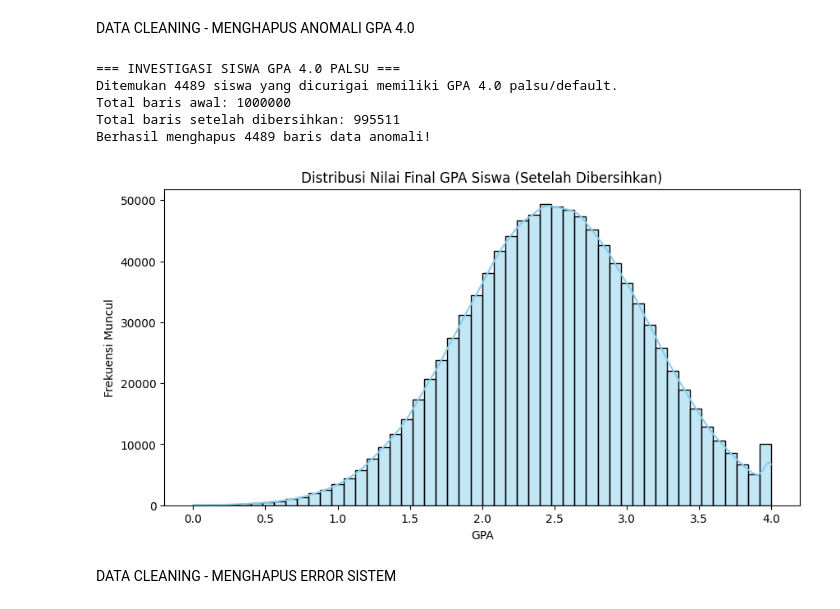
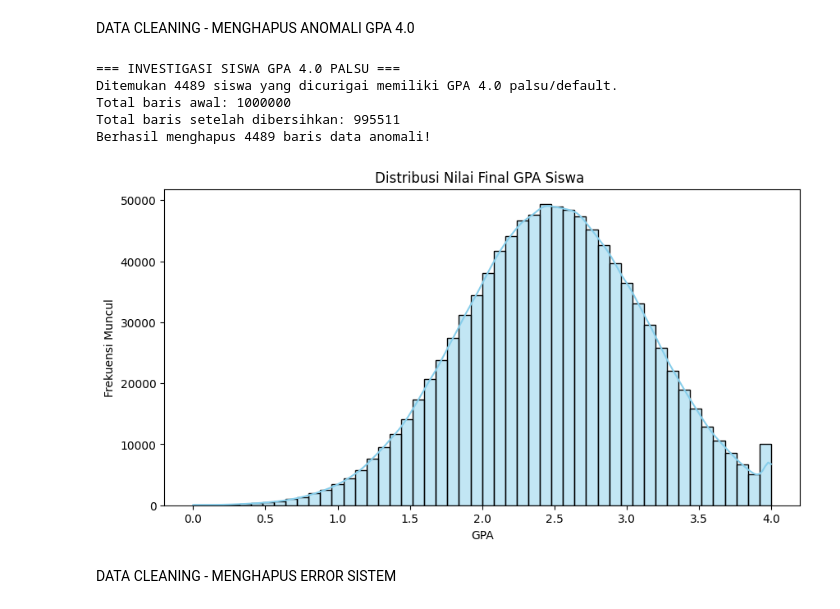
Before and after one commit to adnanz19/uas_big_data_kelompok_13, a Jupyter notebook: BigData_Kelompok13.ipynb, the cells around one changed output. Drawn from its saved outputs; the diff is of its cells as text; code cells hidden in the pictures.

```diff
--- a/BigData_Kelompok13.ipynb
+++ b/BigData_Kelompok13.ipynb
@@ -124,32 +202,32 @@ DATA CLEANING - MENGHAPUS ANOMALI GPA 4.0
 # %%
 print("=== INVESTIGASI SISWA GPA 4.0 PALSU ===")
 
 # Mengambil data siswa yang GPA-nya 4.0 TAPI bukan top performer
 fake_4_0 = df[(df['final_gpa'] == 4.0) & (df['top_performer_flag'] == 0)]
 print(f"Ditemukan {len(fake_4_0)} siswa yang dicurigai memiliki GPA 4.0 palsu/default.")
 
 sebelum = len(df)
 # Memfilter dan menyimpan baris yang BUKAN kelompok anomali
 df_bersih = df[~((df['final_gpa'] == 4.0) & (df['top_performer_flag'] == 0))]
 sesudah = len(df_bersih)
 
 print(f"Total baris awal: {sebelum}")
 print(f"Total baris setelah dibersihkan: {sesudah}")
 print(f"Berhasil menghapus {sebelum - sesudah} baris data anomali!")
 
 plt.figure(figsize=(10, 5))
 sns.histplot(df_bersih['final_gpa'], bins=50, kde=True, color='skyblue')
-plt.title('Distribusi Nilai Final GPA Siswa (Setelah Dibersihkan)')
+plt.title('Distribusi Nilai Final GPA Siswa ')
 plt.xlabel('GPA')
 plt.ylabel('Frekuensi Muncul')
 plt.show()
 # %% [output]
 === INVESTIGASI SISWA GPA 4.0 PALSU ===
 Ditemukan 4489 siswa yang dicurigai memiliki GPA 4.0 palsu/default.
 Total baris awal: 1000000
 Total baris setelah dibersihkan: 995511
 Berhasil menghapus 4489 baris data anomali!
-[figure, old version]
+[figure, new version]
 # %% [markdown]
 DATA CLEANING - MENGHAPUS ERROR SISTEM
 # %%
```
Also changed, not shown: parts of 6 cells of this notebook.
